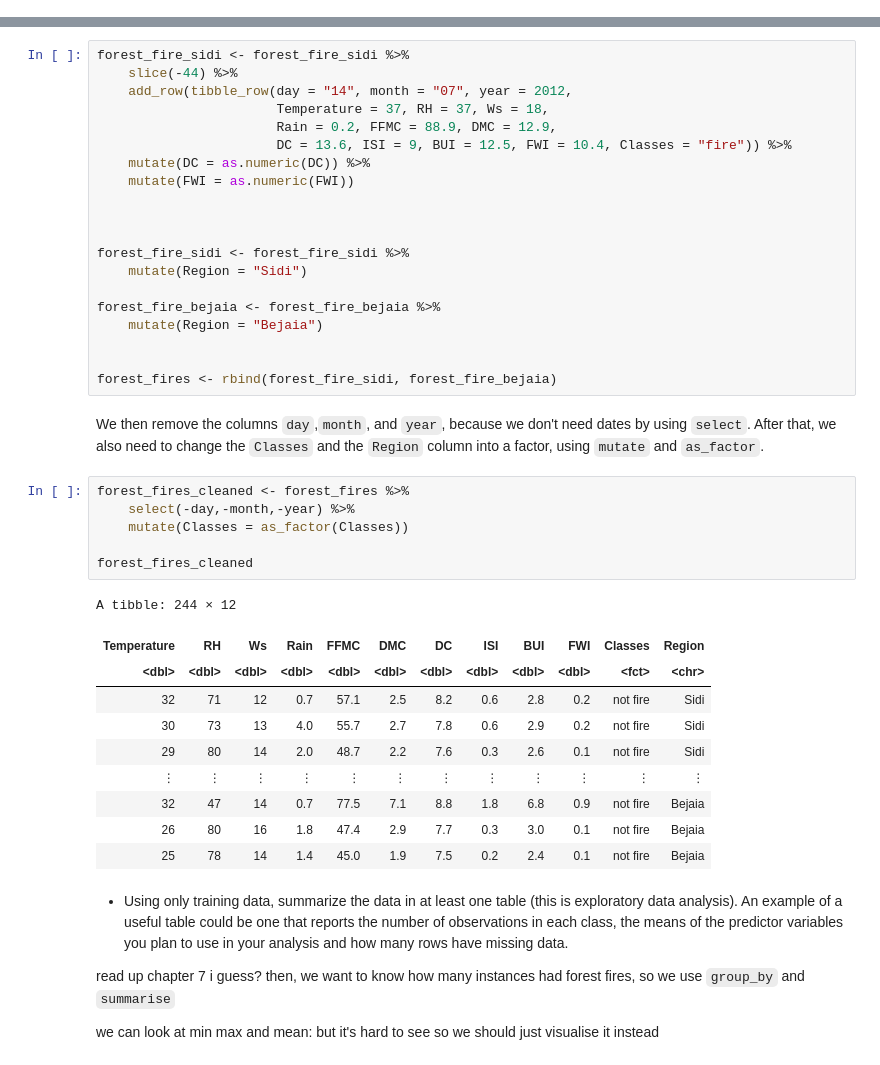
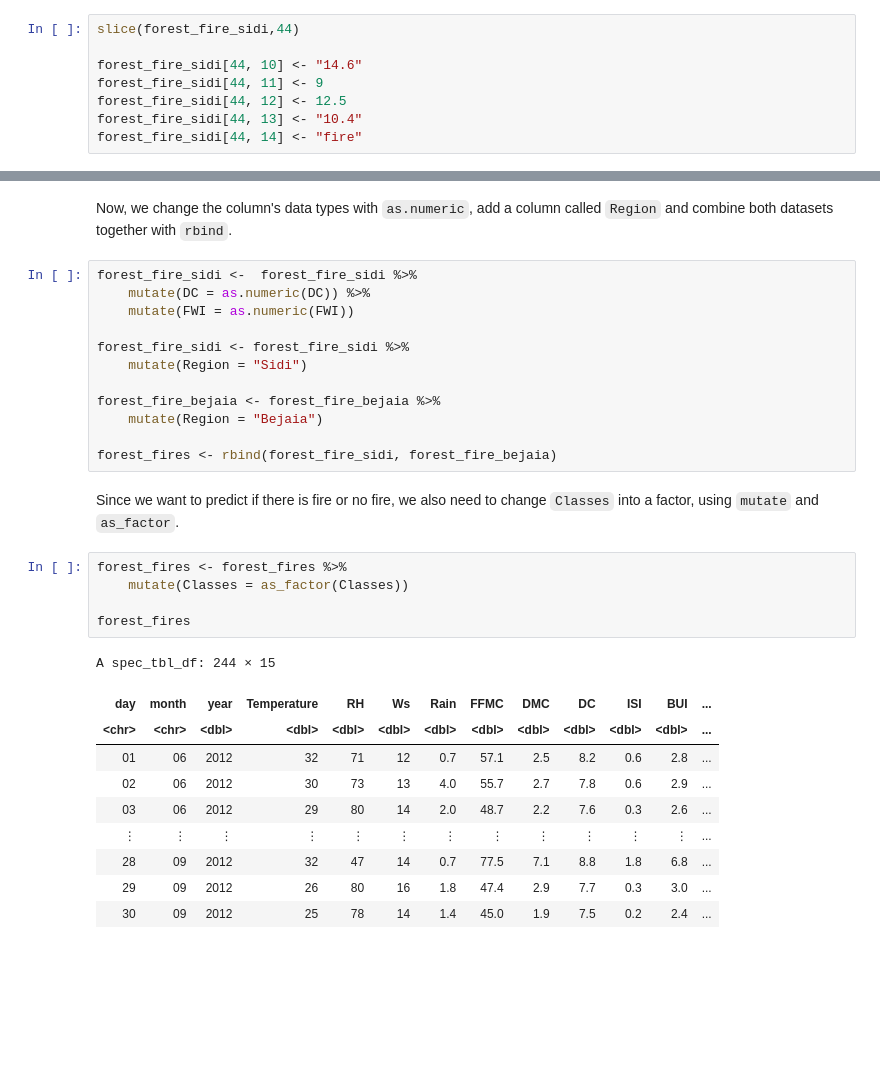
Before and after one commit to vangeliq/DSCII100_project_proposal, a Jupyter notebook: project_proposal.ipynb, the cells around one changed output, grey strips where cells are left out. Cells and saved outputs as stored; diff of their text form; blank space fills up the shorter version.

```diff
--- a/project_proposal.ipynb
+++ b/project_proposal.ipynb
@@ -120,0 +89,8 @@ Now, after looking and reading these, we need to tidy it. All the columns are al
+# %%
+slice(forest_fire_sidi,44)
+
+forest_fire_sidi[44, 10] <- "14.6"
+forest_fire_sidi[44, 11] <- 9
+forest_fire_sidi[44, 12] <- 12.5
+forest_fire_sidi[44, 13] <- "10.4"
+forest_fire_sidi[44, 14] <- "fire"
@@ -121,14 +102,9 @@ Now, after looking and reading these, we need to tidy it. All the columns are al
+# %% [markdown]
+Now, we change the column's data types with `as.numeric`, add a column called `Region` and combine both datasets together with `rbind`.
 # %%
-forest_fire_sidi <- forest_fire_sidi %>%
-    slice(-44) %>%
-    add_row(tibble_row(day = "14", month = "07", year = 2012,
-                       Temperature = 37, RH = 37, Ws = 18,
-                       Rain = 0.2, FFMC = 88.9, DMC = 12.9,
-                       DC = 13.6, ISI = 9, BUI = 12.5, FWI = 10.4, Classes = "fire")) %>%
+forest_fire_sidi <-  forest_fire_sidi %>%
     mutate(DC = as.numeric(DC)) %>%
     mutate(FWI = as.numeric(FWI))
-
-
 
 forest_fire_sidi <- forest_fire_sidi %>%
     mutate(Region = "Sidi")
@@ -136,33 +112,22 @@ forest_fire_sidi <- forest_fire_sidi %>%
 forest_fire_bejaia <- forest_fire_bejaia %>%
     mutate(Region = "Bejaia")
 
-
 forest_fires <- rbind(forest_fire_sidi, forest_fire_bejaia)
-# %% [markdown]
-We then remove the columns `day`,`month`, and `year`, because we don't need dates by using `select`. After that, we also need to change the `Classes` and the `Region` column into a factor, using `mutate` and `as_factor`.
+# %% [markdown]
+Since we want to predict if there is fire or no fire, we also need to change  `Classes`  into a factor, using `mutate` and `as_factor`.
 # %%
-forest_fires_cleaned <- forest_fires %>%
-    select(-day,-month,-year) %>%
+forest_fires <- forest_fires %>%
     mutate(Classes = as_factor(Classes))
 
-forest_fires_cleaned
+forest_fires
 # %% [output]
-A tibble: 244 × 12
+A spec_tbl_df: 244 × 15
-| Temperature | RH | Ws | Rain | FFMC | DMC | DC | ISI | BUI | FWI | Classes | Region |
-| <dbl> | <dbl> | <dbl> | <dbl> | <dbl> | <dbl> | <dbl> | <dbl> | <dbl> | <dbl> | <fct> | <chr> |
-| 32 | 71 | 12 | 0.7 | 57.1 | 2.5 | 8.2 | 0.6 | 2.8 | 0.2 | not fire | Sidi |
-| 30 | 73 | 13 | 4.0 | 55.7 | 2.7 | 7.8 | 0.6 | 2.9 | 0.2 | not fire | Sidi |
-| 29 | 80 | 14 | 2.0 | 48.7 | 2.2 | 7.6 | 0.3 | 2.6 | 0.1 | not fire | Sidi |
-| ⋮ | ⋮ | ⋮ | ⋮ | ⋮ | ⋮ | ⋮ | ⋮ | ⋮ | ⋮ | ⋮ | ⋮ |
-| 32 | 47 | 14 | 0.7 | 77.5 | 7.1 | 8.8 | 1.8 | 6.8 | 0.9 | not fire | Bejaia |
-| 26 | 80 | 16 | 1.8 | 47.4 | 2.9 | 7.7 | 0.3 | 3.0 | 0.1 | not fire | Bejaia |
-| 25 | 78 | 14 | 1.4 | 45.0 | 1.9 | 7.5 | 0.2 | 2.4 | 0.1 | not fire | Bejaia |
+| day | month | year | Temperature | RH | Ws | Rain | FFMC | DMC | DC | ISI | BUI | ... |
+| <chr> | <chr> | <dbl> | <dbl> | <dbl> | <dbl> | <dbl> | <dbl> | <dbl> | <dbl> | <dbl> | <dbl> | ... |
+| 01 | 06 | 2012 | 32 | 71 | 12 | 0.7 | 57.1 | 2.5 | 8.2 | 0.6 | 2.8 | ... |
+| 02 | 06 | 2012 | 30 | 73 | 13 | 4.0 | 55.7 | 2.7 | 7.8 | 0.6 | 2.9 | ... |
+| 03 | 06 | 2012 | 29 | 80 | 14 | 2.0 | 48.7 | 2.2 | 7.6 | 0.3 | 2.6 | ... |
+| ⋮ | ⋮ | ⋮ | ⋮ | ⋮ | ⋮ | ⋮ | ⋮ | ⋮ | ⋮ | ⋮ | ⋮ | ... |
+| 28 | 09 | 2012 | 32 | 47 | 14 | 0.7 | 77.5 | 7.1 | 8.8 | 1.8 | 6.8 | ... |
+| 29 | 09 | 2012 | 26 | 80 | 16 | 1.8 | 47.4 | 2.9 | 7.7 | 0.3 | 3.0 | ... |
+| 30 | 09 | 2012 | 25 | 78 | 14 | 1.4 | 45.0 | 1.9 | 7.5 | 0.2 | 2.4 | ... |
-# %% [markdown]
-- Using only training data, summarize the data in at least one table (this is exploratory data analysis). An example of a useful table could be one that reports the number of observations in each class, the means of the predictor variables you plan to use in your analysis and how many rows have missing data.
-
-
-read up chapter 7 i guess?
-then, we want to know how many instances had forest fires, so we use `group_by` and `summarise`
-
-we can look at min max and mean:
-but it's hard to see so we should just visualise it instead
```
Also changed, not shown: parts of 22 cells of this notebook.
